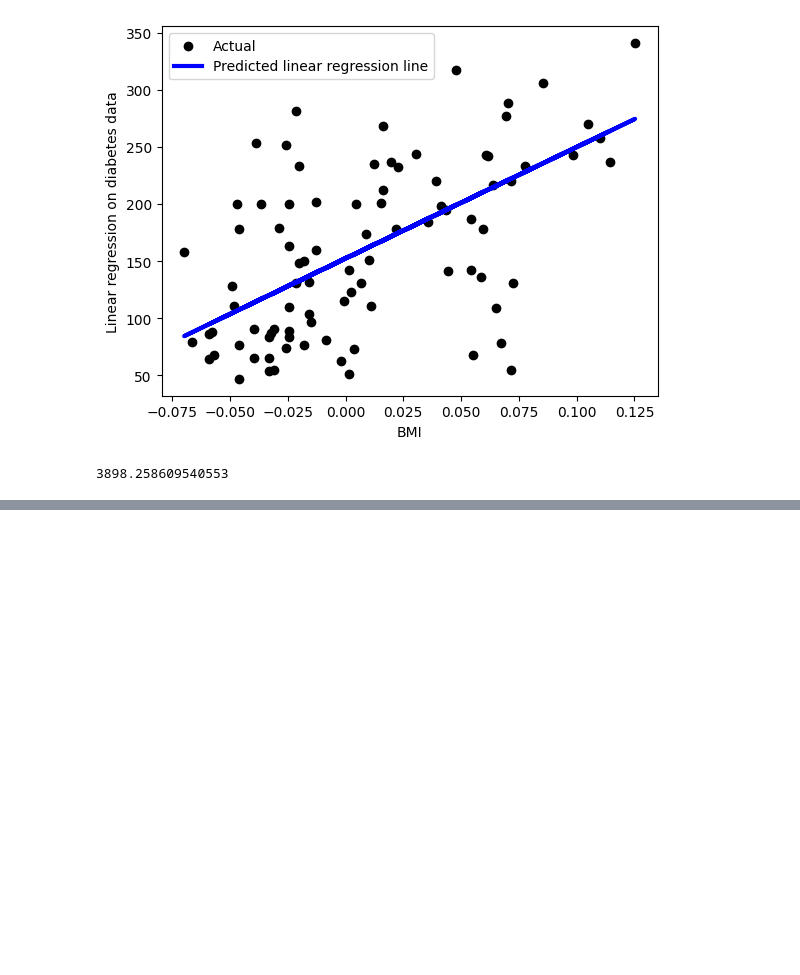
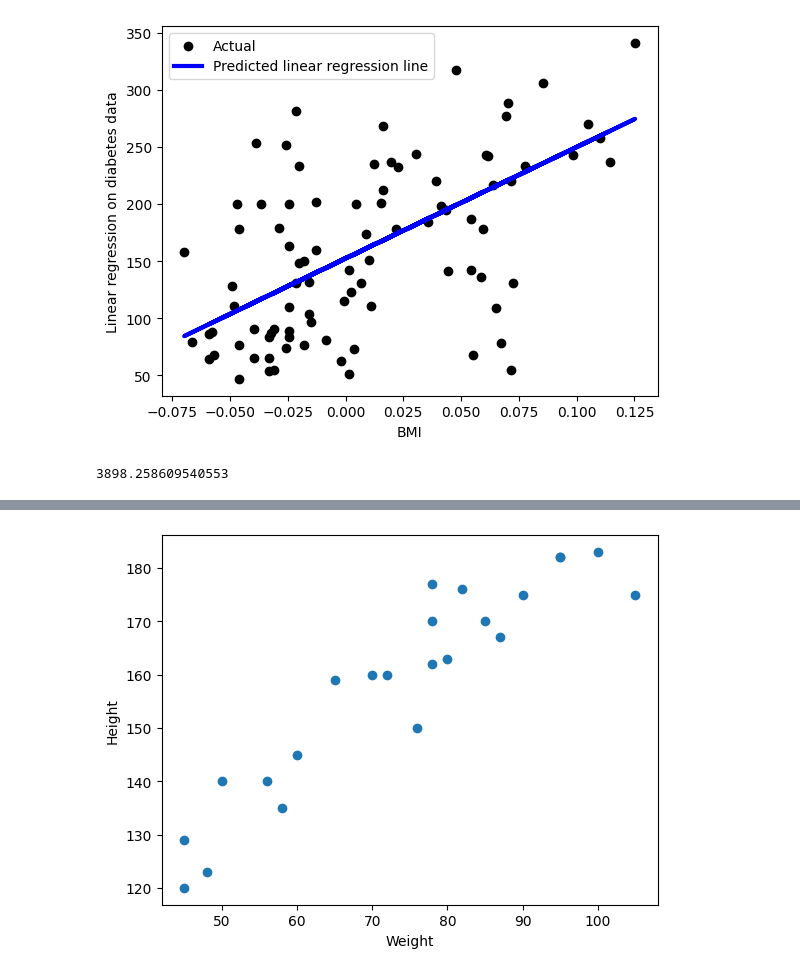
Before and after one commit to ydv-prince/Machine-Learning, a Jupyter notebook: 1_simple_linear_regression.ipynb, the cells around one changed output, grey strips where cells are left out. Cells and saved outputs as stored; diff of their text form; code cells hidden in the pictures; blank space fills up the shorter version.

```diff
--- a/1_simple_linear_regression.ipynb
+++ b/1_simple_linear_regression.ipynb
@@ -371,0 +382,2 @@ mean_squared_error(y_test, y_pred)
+# %%
+df = pd.read_csv('height-weight.csv')
@@ -371,0 +413,7 @@ mean_squared_error(y_test, y_pred)
+# %%
+plt.scatter(df.Weight, df.Height)
+plt.xlabel('Weight')
+plt.ylabel('Height')
+plt.show()
+# %% [output]
+[figure, added]
```
Also changed, not shown: parts of 61 cells of this notebook.
